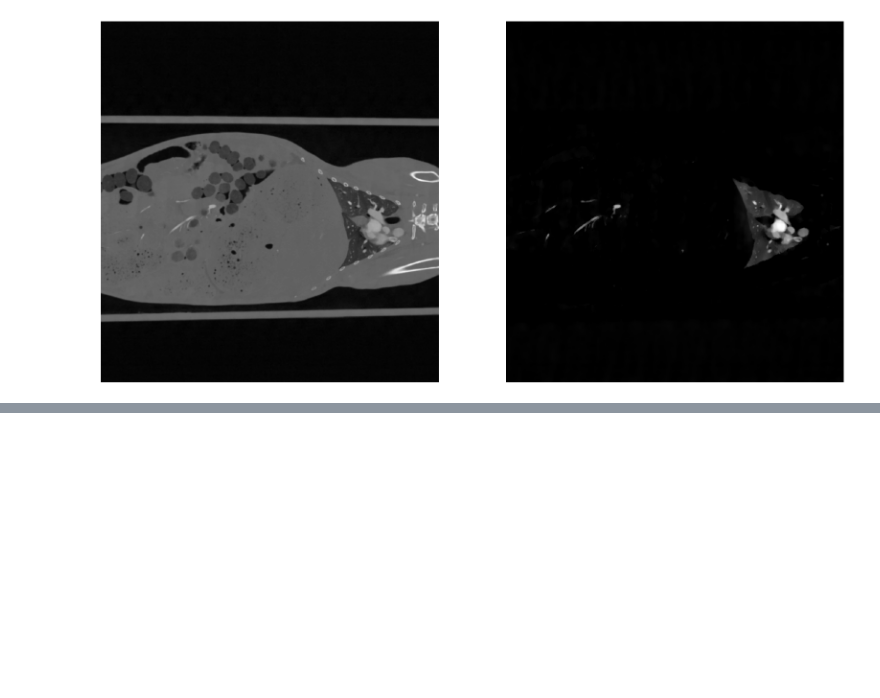
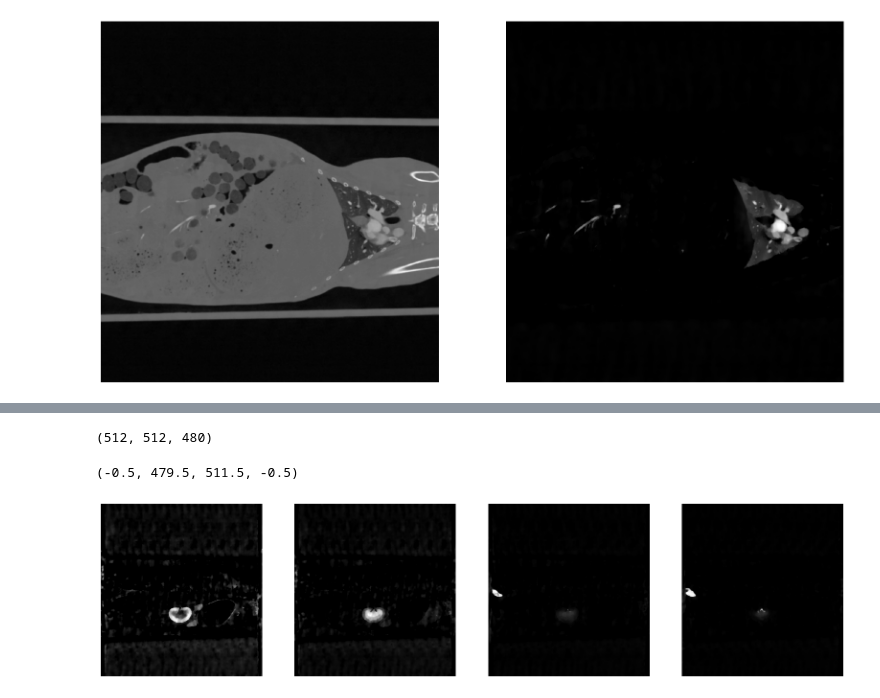
Before and after one commit to dandycodingpipe/pyKOLOR, a Jupyter notebook: notebook.ipynb, the cells around one changed output, grey strips where cells are left out. Cells and saved outputs as stored; diff of their text form; code cells hidden in the pictures; blank space fills up the shorter version.

```diff
--- a/notebook.ipynb
+++ b/notebook.ipynb
@@ -54,0 +53,4 @@ import 4dSPCCT
+# %%
+from SPCCT_4D import Sample, Timepoint
+s1 = Sample(1)
+s2 = Sample(2)
@@ -54,0 +75,26 @@ import 4dSPCCT
+# %%
+print(s1.acquisition[0].conventional.shape)
+
+import matplotlib.pyplot as plt
+n = 300
+
+plt.figure(figsize=(20, 10))
+plt.subplot(1,4,1)
+plt.imshow(s1.acquisition[0].kedge[n,:,:], cmap = 'gray')
+plt.axis('off')
+
+plt.subplot(1,4,2)
+plt.imshow(s1.acquisition[1].kedge[n,:,:], cmap = 'gray')
+plt.axis('off')
+
+plt.subplot(1,4,3)
+plt.imshow(s1.acquisition[2].kedge[n,:,:], cmap = 'gray')
+plt.axis('off')
+
+plt.subplot(1,4,4)
+plt.imshow(s1.acquisition[3].kedge[n,:,:], cmap = 'gray')
+plt.axis('off')
+# %% [output]
+(512, 512, 480)
+(-0.5, 479.5, 511.5, -0.5)
+[figure, added]
```
Also changed, not shown: parts of 3 cells of this notebook, 1 other file.
